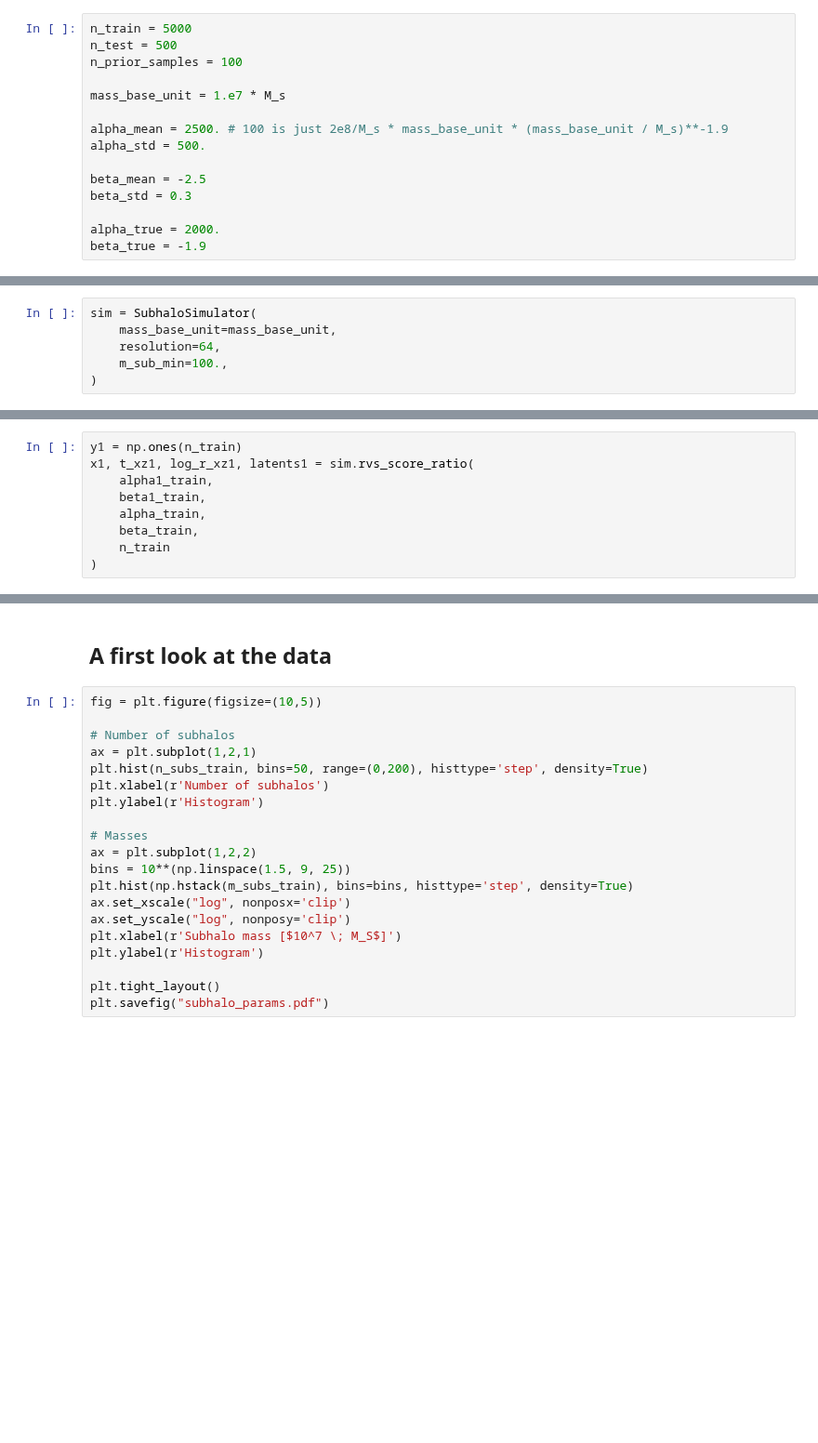
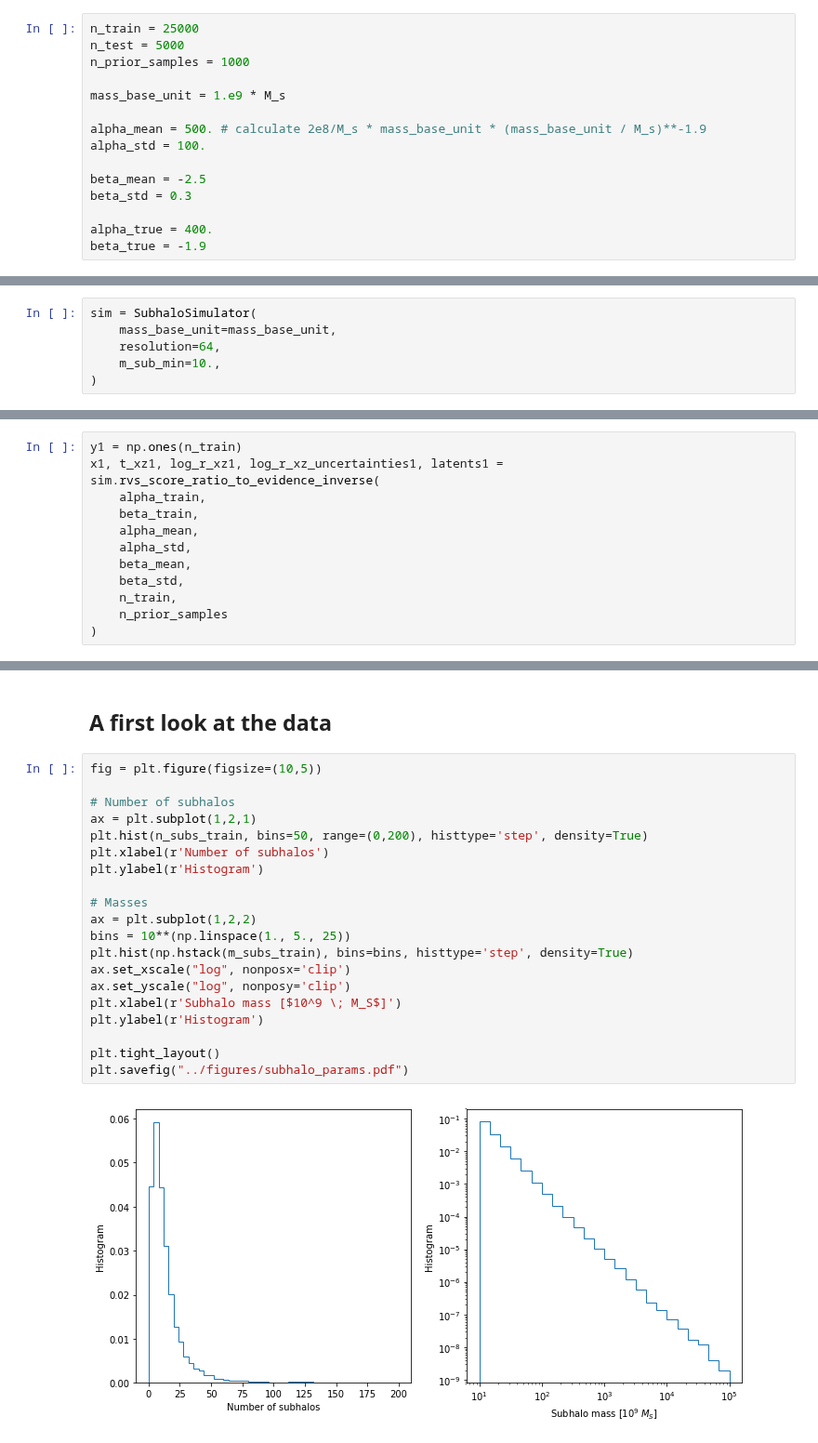
Before and after one commit to smsharma/mining-for-substructure-lens, a Jupyter notebook: notebooks/01_generate.ipynb, the cells around one changed output, grey strips where cells are left out. Shown at 93% size. Drawn from its saved outputs; the diff is of its cells as text; blank space fills up the shorter version.

```diff
--- a/notebooks/01_generate.ipynb
+++ b/notebooks/01_generate.ipynb
@@ -19,19 +19,19 @@ logging.basicConfig(
 # %% [markdown]
 ## Prior and settings
 # %%
-n_train = 5000
-n_test = 500
-n_prior_samples = 100
+n_train = 25000
+n_test = 5000
+n_prior_samples = 1000
 
-mass_base_unit = 1.e7 * M_s
+mass_base_unit = 1.e9 * M_s
 
-alpha_mean = 2500. # 100 is just 2e8/M_s * mass_base_unit * (mass_base_unit / M_s)**-1.9
-alpha_std = 500.
+alpha_mean = 500. # calculate 2e8/M_s * mass_base_unit * (mass_base_unit / M_s)**-1.9
+alpha_std = 100.
 
 beta_mean = -2.5
 beta_std = 0.3
 
-alpha_true = 2000.
+alpha_true = 400.
 beta_true = -1.9
 # %% [markdown]
 ## Generate train data
@@ -49,7 +46,7 @@ assert np.max(beta_train) < -1.
 sim = SubhaloSimulator(
     mass_base_unit=mass_base_unit,
     resolution=64,
-    m_sub_min=100.,
+    m_sub_min=10.,
 )
 # %%
 y0 = np.zeros(n_train)
@@ -68,9 +84,12 @@ TypeError: _draw_m_sub() missing 2 required positional arguments: 'alpha' and 'b
 # %%
 y1 = np.ones(n_train)
-x1, t_xz1, log_r_xz1, latents1 = sim.rvs_score_ratio(
-    alpha1_train,
-    beta1_train,
+x1, t_xz1, log_r_xz1, log_r_xz_uncertainties1, latents1 = sim.rvs_score_ratio_to_evidence_inverse(
     alpha_train,
     beta_train,
-    n_train
+    alpha_mean,
+    alpha_std,
+    beta_mean,
+    beta_std,
+    n_train,
+    n_prior_samples
 )
@@ -132,20 +190,22 @@ np.save("../data/y_test.npy", y_test)
 # %%
 fig = plt.figure(figsize=(10,5))
 
 # Number of subhalos
 ax = plt.subplot(1,2,1)
 plt.hist(n_subs_train, bins=50, range=(0,200), histtype='step', density=True)
 plt.xlabel(r'Number of subhalos')
 plt.ylabel(r'Histogram')
 
 # Masses
 ax = plt.subplot(1,2,2)
-bins = 10**(np.linspace(1.5, 9, 25))
+bins = 10**(np.linspace(1., 5., 25))
 plt.hist(np.hstack(m_subs_train), bins=bins, histtype='step', density=True)
 ax.set_xscale("log", nonposx='clip')
 ax.set_yscale("log", nonposy='clip')
-plt.xlabel(r'Subhalo mass [$10^7 \; M_S$]')
+plt.xlabel(r'Subhalo mass [$10^9 \; M_S$]')
 plt.ylabel(r'Histogram')
 
 plt.tight_layout()
-plt.savefig("subhalo_params.pdf")
+plt.savefig("../figures/subhalo_params.pdf")
+# %% [output]
+[figure, added]
```
Also changed, not shown: parts of 8 cells of this notebook, 7 other files.
